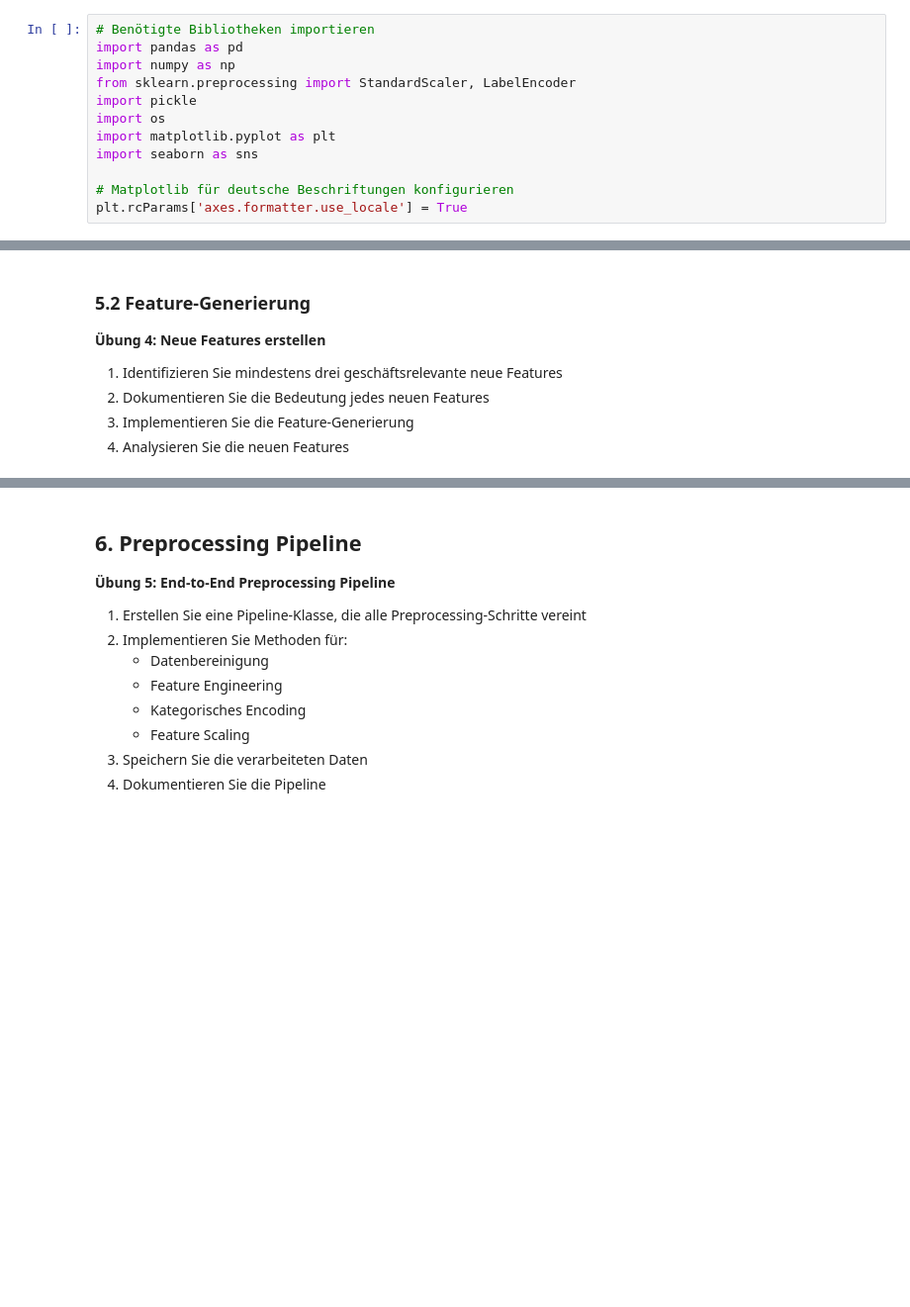
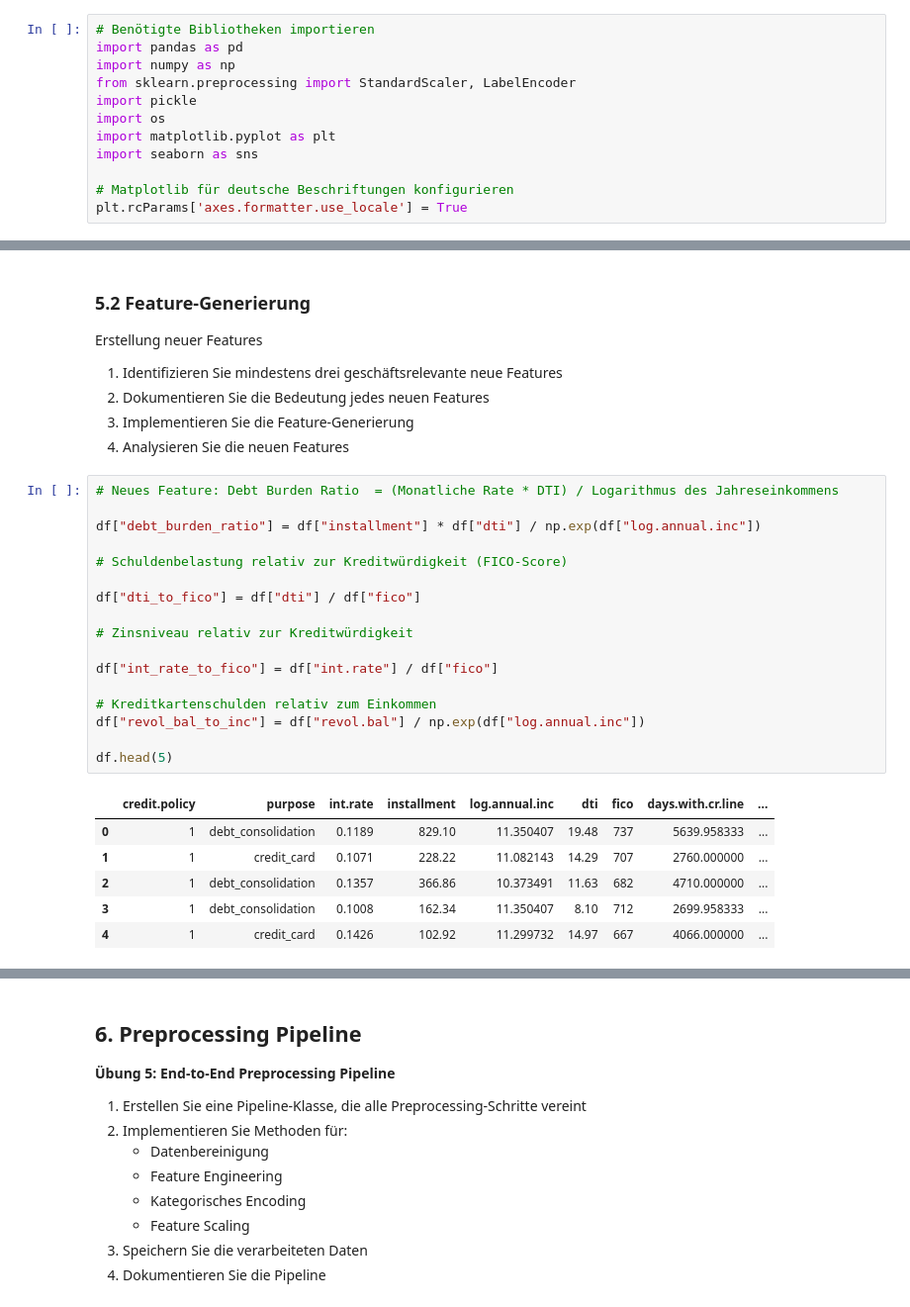
Before and after one commit to hansbjoern93/loan-mlops, a Jupyter notebook: notebooks/02_Daten_Vorverarbeitung.ipynb, the cells around one changed output, grey strips where cells are left out. Shown at 99% size. Cells and saved outputs as stored; diff of their text form; blank space fills up the shorter version.

```diff
--- a/notebooks/02_Daten_Vorverarbeitung.ipynb
+++ b/notebooks/02_Daten_Vorverarbeitung.ipynb
@@ -57,8 +56,32 @@ Datensatz geladen: (9578, 14) (Zeilen, Spalten)
 # %% [markdown]
 ### 5.2 Feature-Generierung
+Erstellung neuer Features
 
-**Übung 4: Neue Features erstellen**
 1. Identifizieren Sie mindestens drei geschäftsrelevante neue Features
 2. Dokumentieren Sie die Bedeutung jedes neuen Features
 3. Implementieren Sie die Feature-Generierung
 4. Analysieren Sie die neuen Features
+# %%
+# Neues Feature: Debt Burden Ratio  = (Monatliche Rate * DTI) / Logarithmus des Jahreseinkommens
+
+df["debt_burden_ratio"] = df["installment"] * df["dti"] / np.exp(df["log.annual.inc"])
+
+# Schuldenbelastung relativ zur Kreditwürdigkeit (FICO-Score)
+
+df["dti_to_fico"] = df["dti"] / df["fico"]
+
+# Zinsniveau relativ zur Kreditwürdigkeit
+
+df["int_rate_to_fico"] = df["int.rate"] / df["fico"]
+
+# Kreditkartenschulden relativ zum Einkommen
+df["revol_bal_to_inc"] = df["revol.bal"] / np.exp(df["log.annual.inc"])
+
+df.head(5)
+# %% [output]
+|  | credit.policy | purpose | int.rate | installment | log.annual.inc | dti | fico | days.with.cr.line | ... |
+| 0 | 1 | debt_consolidation | 0.1189 | 829.10 | 11.350407 | 19.48 | 737 | 5639.958333 | ... |
+| 1 | 1 | credit_card | 0.1071 | 228.22 | 11.082143 | 14.29 | 707 | 2760.000000 | ... |
+| 2 | 1 | debt_consolidation | 0.1357 | 366.86 | 10.373491 | 11.63 | 682 | 4710.000000 | ... |
+| 3 | 1 | debt_consolidation | 0.1008 | 162.34 | 11.350407 | 8.10 | 712 | 2699.958333 | ... |
+| 4 | 1 | credit_card | 0.1426 | 102.92 | 11.299732 | 14.97 | 667 | 4066.000000 | ... |
```
Also changed, not shown: parts of 13 cells of this notebook, 1 other file.
